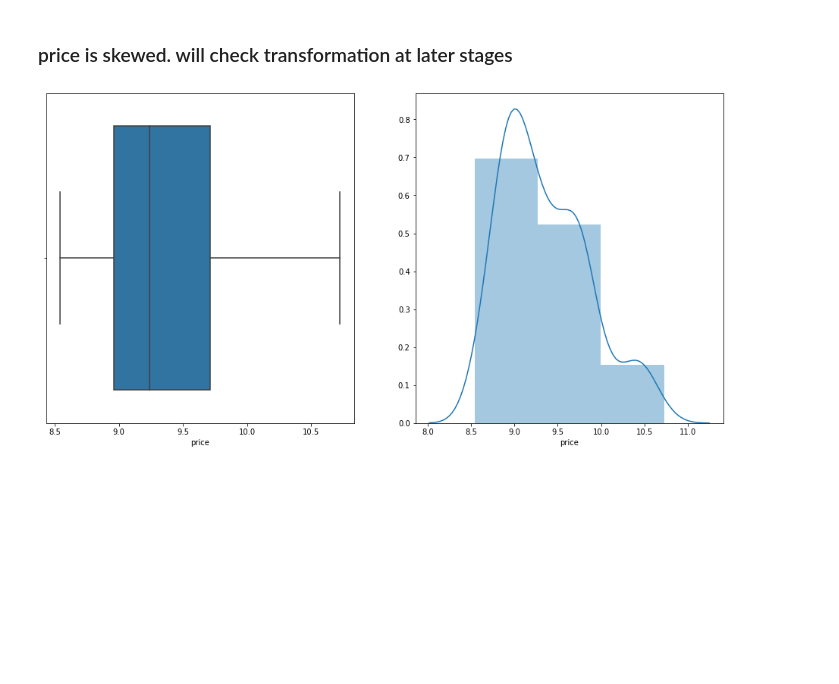
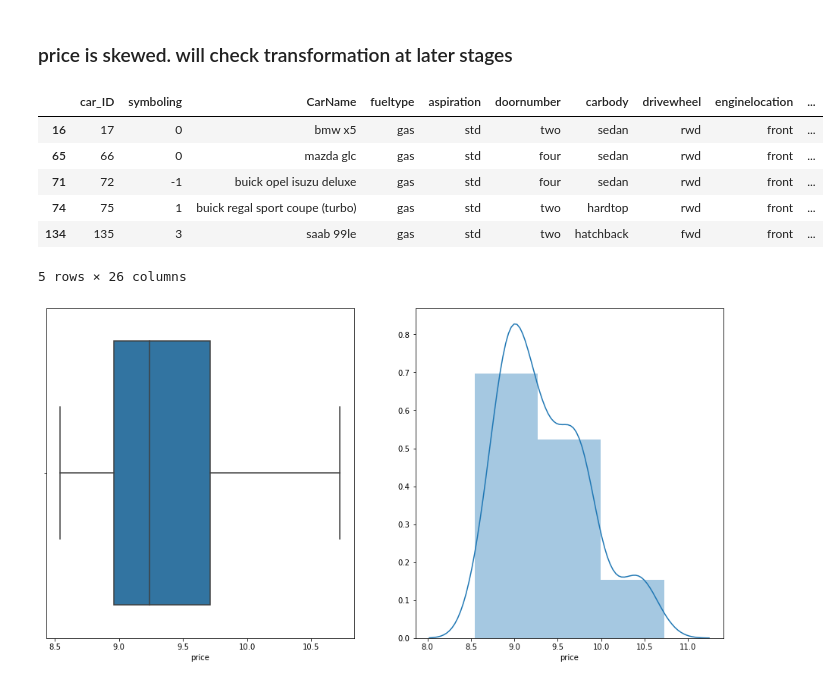
Before and after one commit to prateekkohli1992/regression_1, a Jupyter notebook: EXPLORE_DATA_AND_GAPS.ipynb, the cells around one changed output. Drawn from its saved outputs; the diff is of its cells as text; code cells hidden in the pictures; blank space fills up the shorter version.

```diff
--- a/EXPLORE_DATA_AND_GAPS.ipynb
+++ b/EXPLORE_DATA_AND_GAPS.ipynb
@@ -686,5 +711,15 @@ plt.show()
 # %% [markdown]
 ### price is skewed. will check transformation at later stages
+# %%
+data[(data['price']==18280.00)|(data['price']==15040.00)|(data['price']==34184.00)|((data['price']==45400.00)|(data['price']==41315.00))]
+# %% [output]
+|  | car_ID | symboling | CarName | fueltype | aspiration | doornumber | carbody | drivewheel | enginelocation | ... |
+| 16 | 17 | 0 | bmw x5 | gas | std | two | sedan | rwd | front | ... |
+| 65 | 66 | 0 | mazda glc | gas | std | four | sedan | rwd | front | ... |
+| 71 | 72 | -1 | buick opel isuzu deluxe | gas | std | four | sedan | rwd | front | ... |
+| 74 | 75 | 1 | buick regal sport coupe (turbo) | gas | std | two | hardtop | rwd | front | ... |
+| 134 | 135 | 3 | saab 99le | gas | std | two | hatchback | fwd | front | ... |
+5 rows × 26 columns
 # %%
 fig,ax = plt.subplots(ncols=2,figsize=(16, 8))
 sns.boxplot(np.log(data_numeric.loc[:,'price']),ax=ax[0])
```
Also changed, not shown: parts of 27 cells of this notebook, 8 other files.
